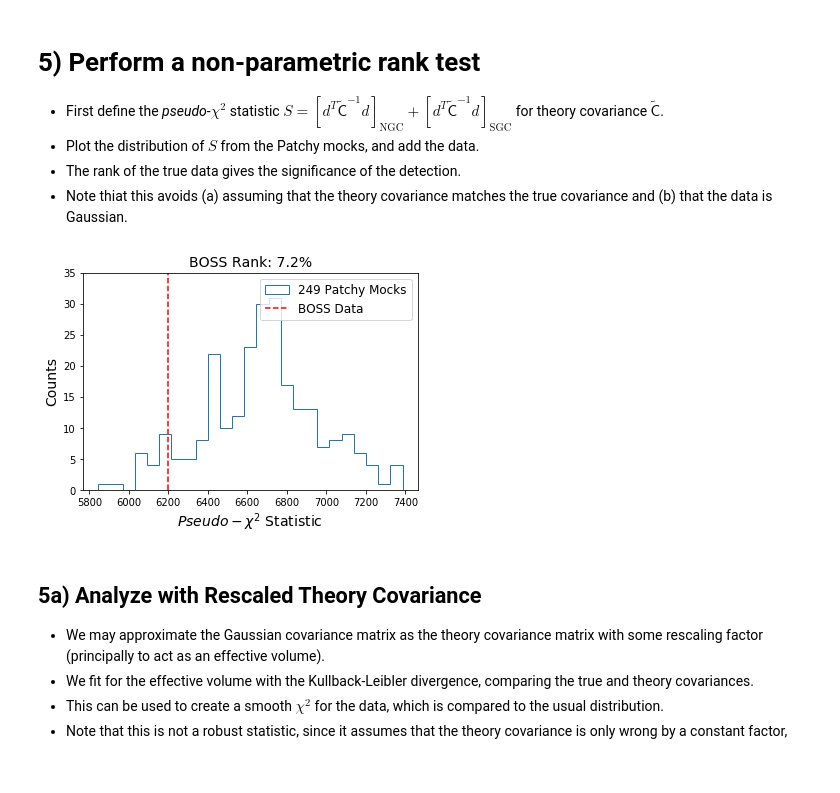
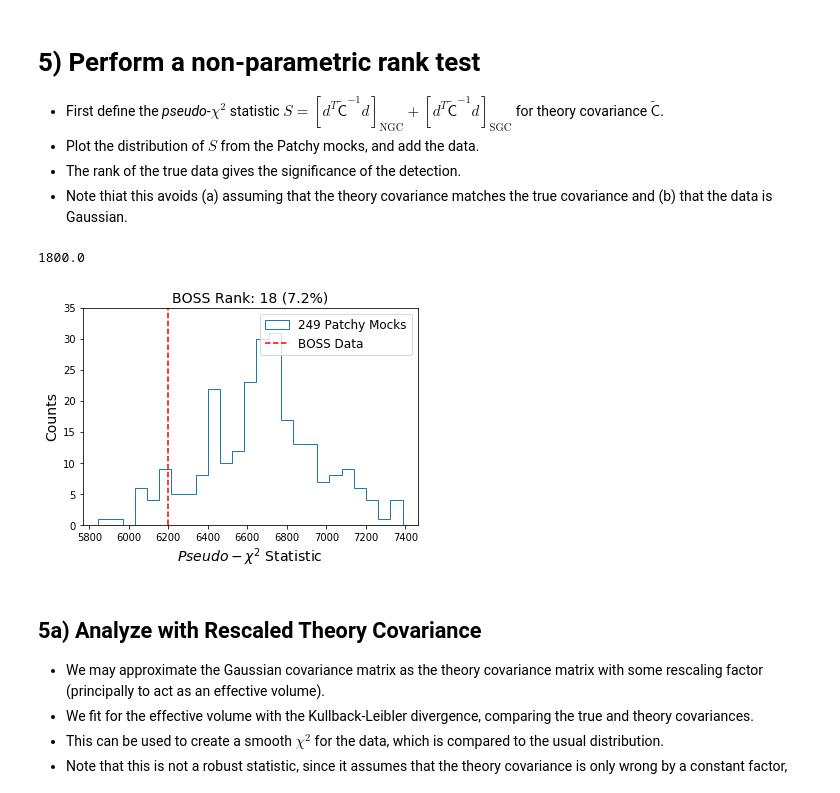
Before and after one commit to oliverphilcox/Parity-Odd-4PCF, a Jupyter notebook: BOSS Odd-Parity 4PCFs Production.ipynb, the cells around one changed output. Cells and saved outputs as stored; diff of their text form; code cells hidden in the pictures.

```diff
--- a/BOSS Odd-Parity 4PCFs Production.ipynb
+++ b/BOSS Odd-Parity 4PCFs Production.ipynb
@@ -220,7 +220,7 @@ SGC covariance is inflated relative to NGC by a factor of 2.49
 xmax = n_radial-1
 r123 = (radii[0]*radii[1]*radii[2])[radial_filt]
 
-which_indices = [0,1,8,16,22]
+which_indices = [0,1,8,22]
 n_plots = len(which_indices)
 
 fig,ax = plt.subplots(n_plots+1,figsize=(12,4*n_plots),sharex=True)
@@ -256,7 +256,7 @@ for ii,i in enumerate(which_indices):
     ax[ii+1].hlines(0,0,n_radial,linestyles='--',color='k',alpha=0.4)
 
     if ii==0: ax[ii+1].legend(loc='lower right',fontsize=12)
-    ax[ii+1].set_ylabel(r'$r_1r_2r_3\;\mathrm{Im}\left[\zeta^{(4)}_{\ell_1\ell_2\ell_3}(r_1,r_2,r_3)\right]$',fontsize=13)
+    ax[ii+1].set_ylabel(r'$r_1r_2r_3\;\mathrm{Im}\left[\zeta_{\ell_1\ell_2\ell_3}(r_1,r_2,r_3)\right]$',fontsize=13)
     ax[ii+1].set_title(r'$(%d,%d,%d)$'%(ells[0][ang_filt][i],ells[1][ang_filt][i],ells[2][ang_filt][i]),fontsize=14);
 
 ax[n_plots].set_xlabel(r'Radial Bin Index',fontsize=13)
@@ -284,18 +284,22 @@ pseudo_chi2_patchy = np.asarray([pseudo_chi2(filt_flat_fourpcfN[i], filt_flat_fo
 pseudo_chi2_boss = pseudo_chi2(filt_flat_fourpcf_bossN,filt_flat_fourpcf_bossS)
 
 boss_percentile = percentileofscore(pseudo_chi2_patchy,pseudo_chi2_boss)
+# %%
+boss_percentile*249
+# %% [output]
+1800.0
 # %%
 plt.figure(figsize=(6,4))
 ct,x,_=plt.hist(pseudo_chi2_patchy,bins=25,label='%d Patchy Mocks'%n_mocks,histtype='step');
 plt.vlines(pseudo_chi2_boss,0,max(ct)+10,linestyles='--',color='r',label='BOSS Data')
 plt.ylim(0,max(ct)+4)
 plt.xlabel(r'${Pseudo}-\chi^2$ Statistic',fontsize=14);
 plt.ylabel(r'Counts',fontsize=14)
-plt.title(r'BOSS Rank: %.1f%%'%boss_percentile,fontsize=14)
+plt.title(r'BOSS Rank: %d (%.1f%%)'%(boss_percentile*n_mocks/100.,boss_percentile),fontsize=14)
 plt.legend(fontsize=12)
 plt.savefig(plot_dir+'non-parametric-plot.pdf',bbox_inches='tight')
 # %% [output]
-[figure, old version]
+[figure, new version]
 # %% [markdown]
 ## 5a) Analyze with Rescaled Theory Covariance
 - We may approximate the Gaussian covariance matrix as the theory covariance matrix with some rescaling factor (principally to act as an effective volume).
```
Also changed, not shown: parts of 9 cells of this notebook, 16 other files.
